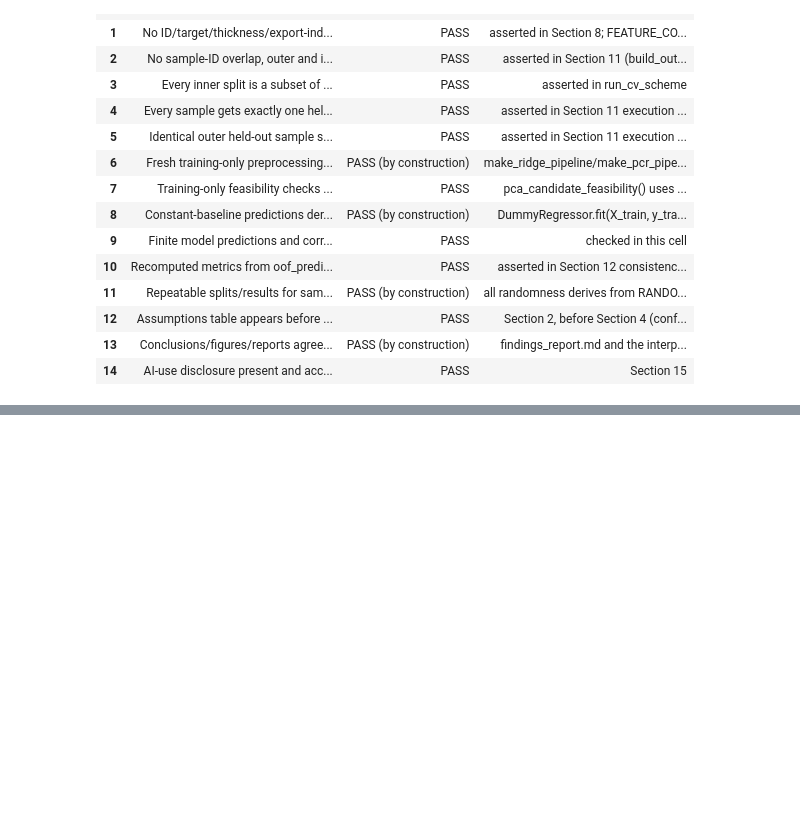
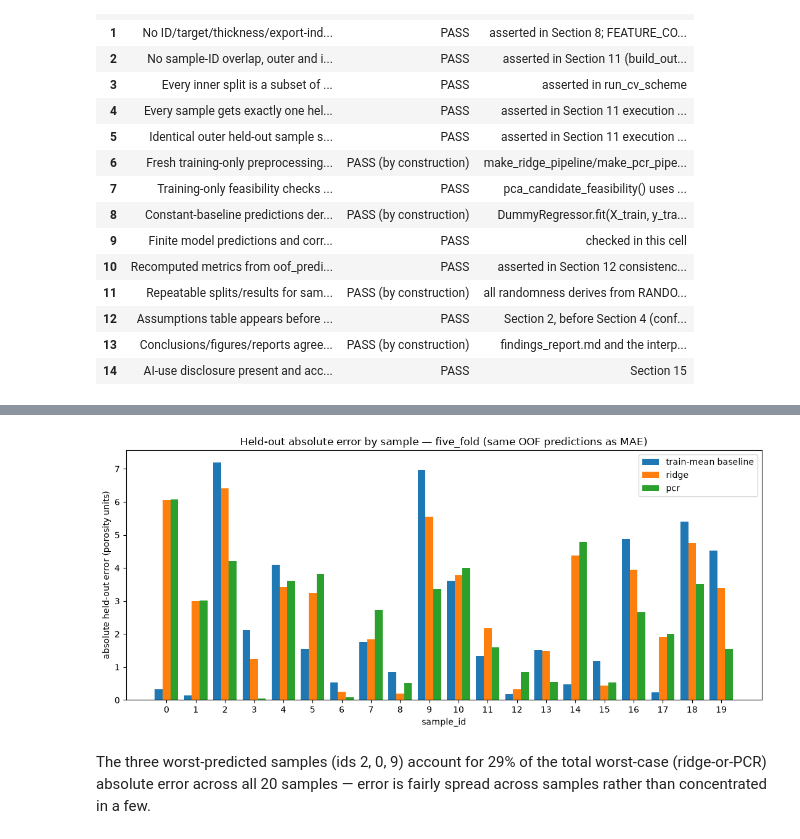
Before and after one commit to Ramandeep72/Machine-Learning-Projects, a Jupyter notebook: porosity_feasibility/porosity_feasibility.ipynb, the cells around one changed output, grey strips where cells are left out. Drawn from its saved outputs; the diff is of its cells as text; code cells hidden in the pictures; blank space fills up the shorter version.

```diff
--- a/porosity_feasibility/porosity_feasibility.ipynb
+++ b/porosity_feasibility/porosity_feasibility.ipynb
@@ -1893,0 +1996,35 @@ Acceptance checklist: 15 items, 0 failed.
+# %%
+eval_error_models = ["baseline_mean", "ridge", "pcr"]  # baseline_mean is the primary constant baseline
+eval_error_pivot = (
+    oof_predictions[(oof_predictions["scheme"] == primary_scheme) & (oof_predictions["model"].isin(eval_error_models))]
+    .pivot(index="sample_id", columns="model", values="absolute_error")
+    .reindex(columns=eval_error_models)
+    .sort_index()
+)
+
+fig, ax = plt.subplots(figsize=(11, 5))
+x = np.arange(len(eval_error_pivot))
+width = 0.8 / len(eval_error_models)
+for i, model in enumerate(eval_error_models):
+    ax.bar(x + i * width, eval_error_pivot[model], width=width, label=eval_model_labels[model].replace("\n", " "))
+ax.set_xticks(x + width * (len(eval_error_models) - 1) / 2)
+ax.set_xticklabels(eval_error_pivot.index.astype(int).astype(str))
+ax.set_xlabel("sample_id")
+ax.set_ylabel("absolute held-out error (porosity units)")
+ax.set_title(f"Held-out absolute error by sample — {primary_scheme} (same OOF predictions as MAE)")
+ax.legend()
+fig.tight_layout()
+fig.savefig(FIGURES_DIR / "eval_absolute_error_by_sample.png", dpi=150)
+plt.show()
+
+eval_worst = eval_error_pivot[["ridge", "pcr"]].max(axis=1).sort_values(ascending=False)
+eval_top3_share = eval_worst.head(3).sum() / eval_worst.sum()
+caption_3 = (
+    f"The three worst-predicted samples (ids {', '.join(str(int(i)) for i in eval_worst.index[:3])}) account for "
+    f"{eval_top3_share:.0%} of the total worst-case (ridge-or-PCR) absolute error across all {len(eval_worst)} samples "
+    f"— {'a handful of samples drive a large share of the error' if eval_top3_share > 0.5 else 'error is fairly spread across samples rather than concentrated in a few'}."
+)
+display(Markdown(caption_3))
+# %% [output]
+[figure, added]
+The three worst-predicted samples (ids 2, 0, 9) account for 29% of the total worst-case (ridge-or-PCR) absolute error across all 20 samples — error is fairly spread across samples rather than concentrated in a few.
```
Also changed, not shown: parts of 6 cells of this notebook, 7 other files.
